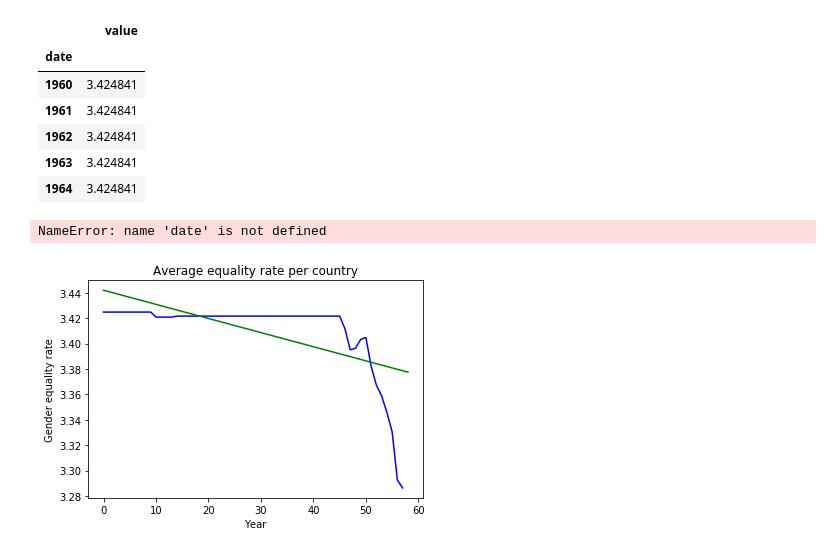
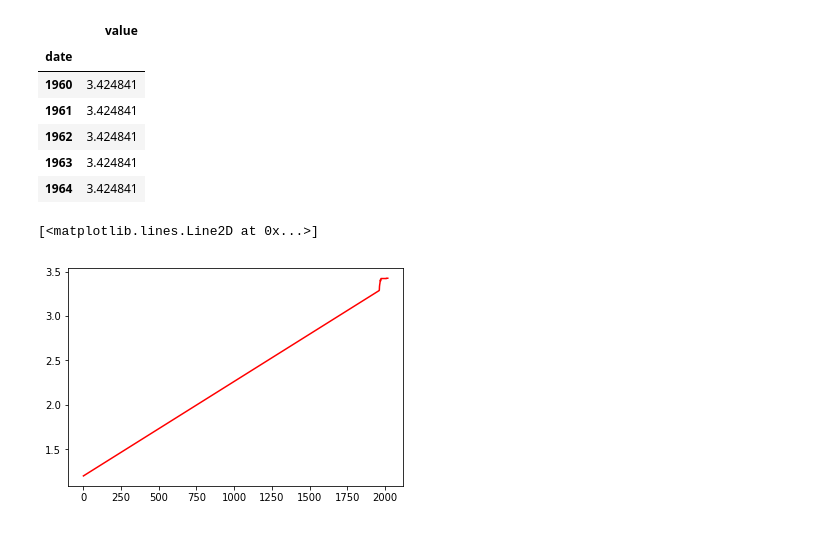
Before and after one commit to omar-d/EPA-WB-Equity, a Jupyter notebook: Deelvraag_1.ipynb, the cells around one changed output. Saved outputs shown, nothing was run; the diff lists cells and outputs as text; code cells hidden in the pictures.

```diff
--- a/Deelvraag_1.ipynb
+++ b/Deelvraag_1.ipynb
@@ -255,50 +261,51 @@ df.head()
 # %%
-# create array
-# ldate = df['date'].values
-lvalue = df['value'].values
+# # create array
+# ldate = CPIA_all.date.unique()
+# #lvalue = df['value'].values
+# lvalue = df.value.values
 
-ndeg = 1
-ndate = len(lvalue)
+# ndeg = 1
+# #ndate = len(lvalue)
+# ndate = CPIA_all.date.unique()
 
+# # Use polyfit to find a fitting polynomial, i.e. with degree 3 or 4 (for my random data)
+# # Poly will contain the coefficients of the found polynomial
+# poly = np.polyfit( np.arange(ndate), lvalue, ndeg)
 
-# Use polyfit to find a fitting polynomial, i.e. with degree 3 or 4 (for my random data)
-# Poly will contain the coefficients of the found polynomial
-poly = np.polyfit( np.arange(ndate), lvalue, ndeg)
+# # x-values and y-values of the polyfit. The prediction looks one assignment further.
+# # Use polyval to use the found coefficients in the polynomial
+# x_pred = np.arange(ndate + 1)
+# y_pred = np.polyval(poly, x_pred)
 
-# x-values and y-values of the polyfit. The prediction looks one assignment further.
-# Use polyval to use the found coefficients in the polynomial
-x_pred = np.arange(ndate + 1)
-y_pred = np.polyval(poly, x_pred)
+# # Plot both the orginal and the fitting function, including prediction
+# plt.plot( np.arange(ndate) , lvalue, color='Blue', label='Mean gender equality rate')
+# plt.plot( x_pred, y_pred, color='Green', label='Fitted gender equality rate')
 
-# Plot both the orginal and the fitting function, including prediction
-plt.plot( np.arange(ndate) , lvalue, color='Blue', label='Mean gender equality rate')
-plt.plot( x_pred, y_pred, color='Green', label='Fitted gender equality rate')
+# plt.title('Average equality rate per country')
+# plt.xlabel('Year')
+# plt.ylabel('Gender equality rate')
+# # plt.xticks(ndate, ldate)
 
-plt.title('Average equality rate per country')
-plt.xlabel('Year')
-plt.ylabel('Gender equality rate')
-# plt.xticks(ndate, ldate)
-
-# Put a legend
-plt.legend( loc=(1.02, 0.7) )
+# # Put a legend
+# plt.legend( loc=(1.02, 0.7) )
-# %% [output]
-NameError: name 'date' is not defined
-[figure, removed]
 # %%
-CPIA_all['date'] = df['date'].astype(int)
-CPIA_all['value'] = df['value'].astype(float)
+# CPIA_all['date'] = df['date'].astype(int)
+# CPIA_all['value'] = df['value'].astype(float)
 
 # ldate = df['date'].values
 # lvalue = df['value'].values
 # dfList = df['one'].tolist()
 
-ldate = CPIA_all['date'].values
-lvalue = CPIA_all['value'].values.mean
+ldate = CPIA_all.date.unique()
+lvalue = df['value'].values
 
 z = np.polyval((np.polyfit(ldate, lvalue, 1)), 1)
 new_value = np.append(lvalue, z)
 new_date = np.append(ldate, 1)
 
 #plt.bar(new_assignment, new_value)
 plt.plot(new_date, new_value, color = "red")
-#plt.xticks(np.arange(1, 22, step = 1))
+#plt.xticks(np.arange(1960, 2030, step = 10))
+# %% [output]
+[<matplotlib.lines.Line2D at 0x...>]
+[figure, added]
```
Also changed, not shown: parts of 1 cell of this notebook.
